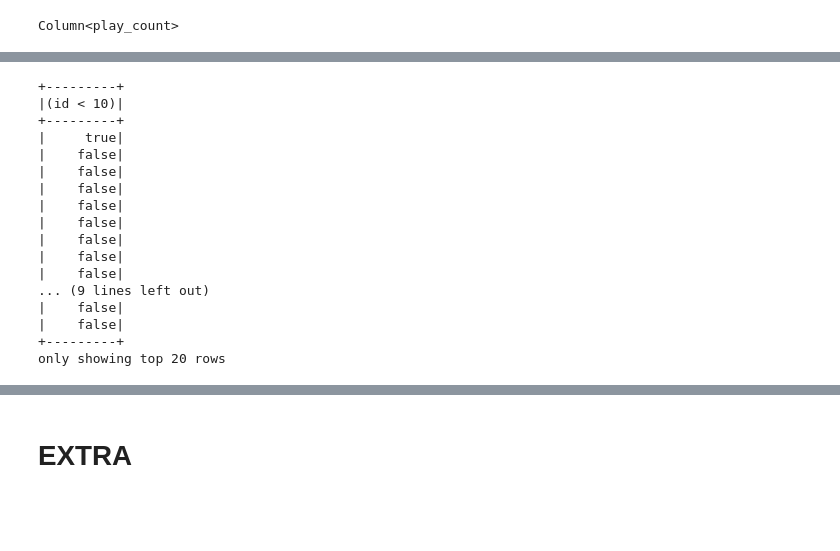
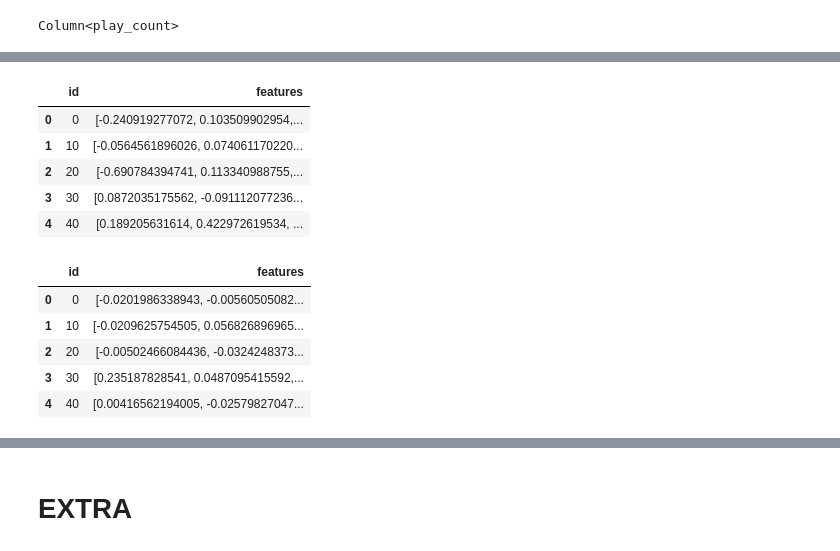
Before and after one commit to daniellengyel/music-cs182, a Jupyter notebook: CollaborativeFiltering.ipynb, the cells around one changed output, grey strips where cells are left out. Saved outputs shown, nothing was run; the diff lists cells and outputs as text; code cells hidden in the pictures; blank space fills up the shorter version.

```diff
--- a/CollaborativeFiltering.ipynb
+++ b/CollaborativeFiltering.ipynb
@@ -133,0 +142,2 @@ filtered_data.head()
+# %%
+data_subset = data[data["song"].map(lambda x: x in song_popularity_subset)]
@@ -200,0 +203,2 @@ for idx, row in data.iterrows():
+# %%
+filtered_data = data_subset #pd.read_csv(filtered_taste_profile_data_path)
@@ -201,4 +227,4 @@ for idx, row in data.iterrows():
 # %%
-prep_data = data.copy()
+prep_data = filtered_data.copy()
 prep_data["user"] = prep_data["user"].map(lambda x: user_mapping[x])
 prep_data["song"] = prep_data["song"].map(lambda x: song_mapping[x])
@@ -241,4 +261,4 @@ predictions
 # %% [output]
 Column<play_count>
 # %%
-model.userFactors.toPandas()["id"]
+user_factors = model.userFactors.toPandas()
@@ -263,20 +265,9 @@ Name: id, Length: 36912, dtype: int32
-# %%
-model.itemFactors.select(model.itemFactors["id"] < 10).show()
-# %% [output]
-+---------+
-|(id < 10)|
-+---------+
-|     true|
-|    false|
-|    false|
-|    false|
-|    false|
-|    false|
-|    false|
-|    false|
-|    false|
-... (9 lines left out)
-|    false|
-|    false|
-+---------+
-only showing top 20 rows
+# %%
+user_factors.head()
+# %% [output]
+|  | id | features |
+| 0 | 0 | [-0.240919277072, 0.103509902954,... |
+| 1 | 10 | [-0.0564561896026, 0.074061170220... |
+| 2 | 20 | [-0.690784394741, 0.113340988755,... |
+| 3 | 30 | [0.0872035175562, -0.091112077236... |
+| 4 | 40 | [0.189205631614, 0.422972619534, ... |
@@ -282,0 +276,9 @@ only showing top 20 rows
+# %%
+song_factors.head()
+# %% [output]
+|  | id | features |
+| 0 | 0 | [-0.0201986338943, -0.00560505082... |
+| 1 | 10 | [-0.0209625754505, 0.056826896965... |
+| 2 | 20 | [-0.00502466084436, -0.0324248373... |
+| 3 | 30 | [0.235187828541, 0.0487095415592,... |
+| 4 | 40 | [0.00416562194005, -0.02579827047... |
```
Also changed, not shown: parts of 43 cells of this notebook, 7 other files.
